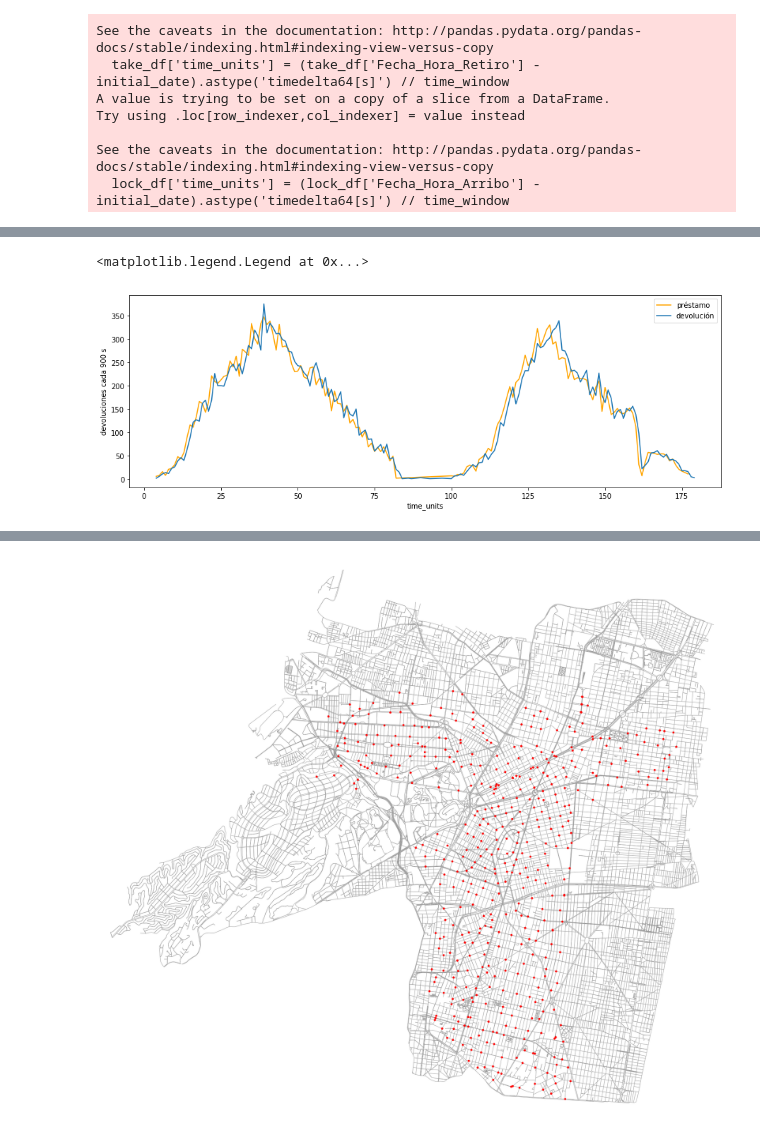
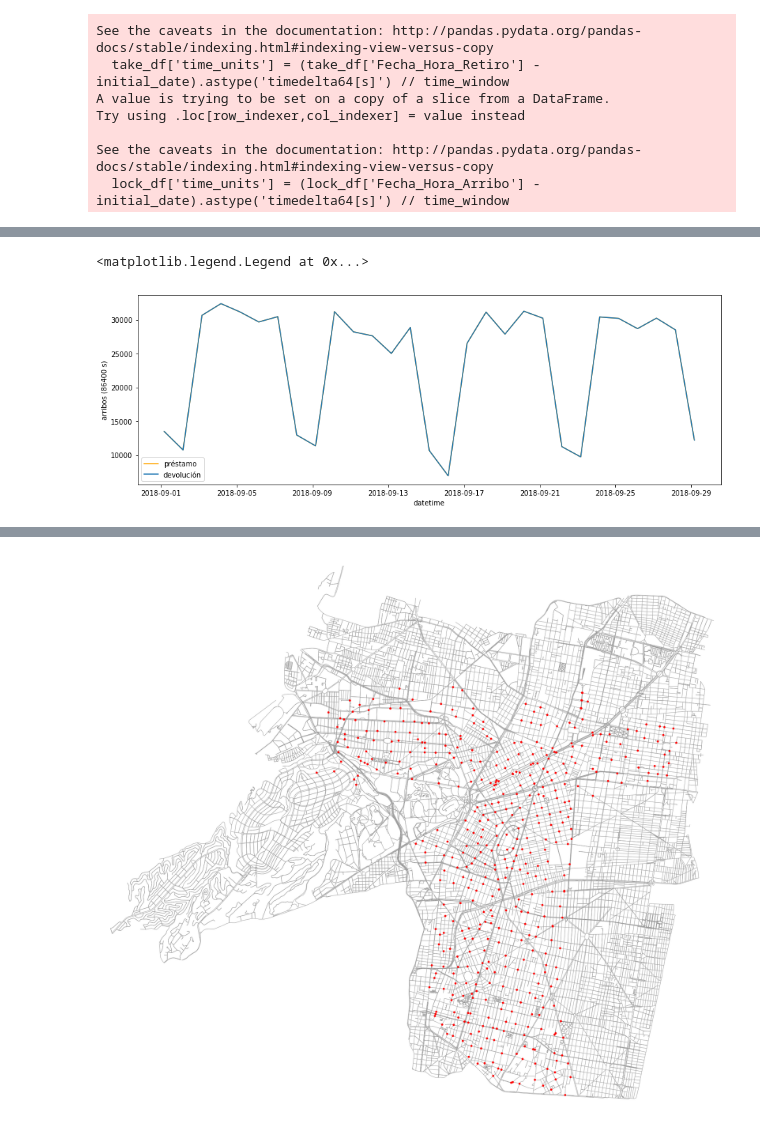
Before and after one commit to paloderosa/ecobici_analysis, a Jupyter notebook: ecobici_network.ipynb, the cells around one changed output, grey strips where cells are left out. Cells and saved outputs as stored; diff of their text form; code cells hidden in the pictures.

```diff
--- a/ecobici_network.ipynb
+++ b/ecobici_network.ipynb
@@ -120,7 +117,9 @@ travels.head()
 # %%
 ecobici_service = BikeService('ecobici', delegaciones, ecobici_stations, travels)
+# %%
+time_window = 24*3600
 # %%
-ecobici_use = ecobici_service.overall_use('2018-09-01 04:00:00', '2018-09-03 04:00:00', 900)
+ecobici_use = ecobici_service.activity_ts('2018-09-01 04:00:00', '2018-09-30 04:00:00', time_window=time_window)
 # %% [output]
 A value is trying to be set on a copy of a slice from a DataFrame.
 Try using .loc[row_indexer,col_indexer] = value instead
@@ -156,8 +134,10 @@ ecobici_use['take'].reset_index()
 # %%
 plt.figure(figsize = (15,5))
-sns.lineplot(x = ecobici_use['take'].index, y = ecobici_use['take']['viajes cada 900 s'], color='orange', label = 'préstamo')
-sns.lineplot(x = ecobici_use['lock'].index, y = ecobici_use['lock']['devoluciones cada 900 s'], label = 'devolución')
+sns.lineplot(x = ecobici_use['take']['datetime'],
+             y = ecobici_use['take']['retiros (' + str(time_window) + ' s)'], color='orange', label = 'préstamo')
+sns.lineplot(x = ecobici_use['lock']['datetime'],
+             y = ecobici_use['lock']['arribos (' + str(time_window) + ' s)'], label = 'devolución')
 plt.legend()
 # %% [output]
 <matplotlib.legend.Legend at 0x...>
-[figure, old version]
+[figure, new version]
```
Also changed, not shown: parts of 27 cells of this notebook, 3 other files.
